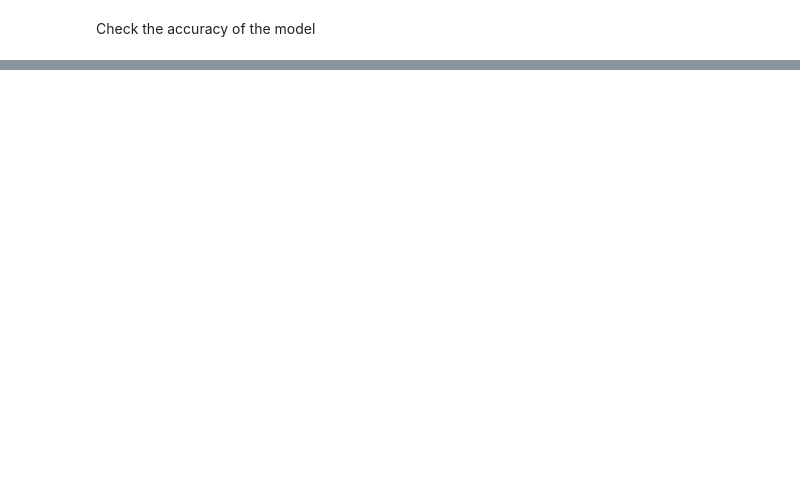
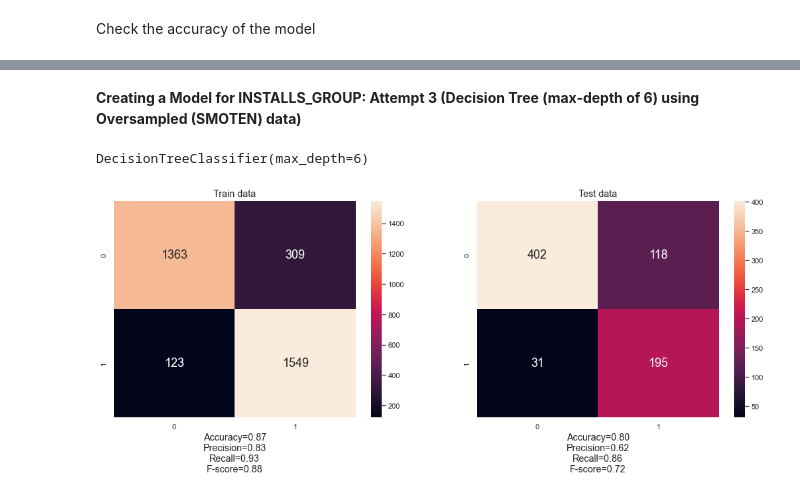
Before and after one commit to limivann/app-performance-predictor, a Jupyter notebook: machine_learning.ipynb, the cells around one changed output, grey strips where cells are left out. Drawn from its saved outputs; the diff is of its cells as text; code cells hidden in the pictures; blank space fills up the shorter version.

```diff
--- a/machine_learning.ipynb
+++ b/machine_learning.ipynb
@@ -365,0 +98,8 @@ weighted avg       0.82      0.80      0.81       746
+# %%
+# Extract train data
+X_train_oversampled = pd.DataFrame(train_df_oversampled.loc[:, train_df_oversampled.columns!= "INSTALLS_GROUP"])
+y_train_oversampled = pd.DataFrame(train_df_oversampled.loc[:, "INSTALLS_GROUP"])
+
+#Fit the model
+decision_tree_over = DecisionTreeClassifier(max_depth=6)
+decision_tree_over.fit(X_train_oversampled, y_train_oversampled)
@@ -365,0 +108,7 @@ weighted avg       0.82      0.80      0.81       746
+# %%
+# Predict test data using the model created
+y_train_oversampled_pred = decision_tree_over.predict(X_train_oversampled)
+y_test_pred = decision_tree_over.predict(X_test)
+
+result_2 = evaluate_model(y_train_oversampled, y_train_oversampled_pred, y_test, y_test_pred)
+results["DT with Random Oversampling"] = result_2
@@ -365,0 +117,21 @@ weighted avg       0.82      0.80      0.81       746
+# %% [markdown]
+**Creating a Model for INSTALLS_GROUP: Attempt 3 (Decision Tree (max-depth of 6) using Oversampled (SMOTEN) data)**
+# %%
+# Extract train data
+X_train_smoten = pd.DataFrame(train_df_smoten.loc[:, train_df_smoten.columns!= "INSTALLS_GROUP"])
+y_train_smoten = pd.DataFrame(train_df_smoten.loc[:, "INSTALLS_GROUP"])
+
+#Fit the model
+decision_tree_smoten = DecisionTreeClassifier(max_depth=6)
+decision_tree_smoten.fit(X_train_smoten, y_train_smoten)
+# %% [output]
+DecisionTreeClassifier(max_depth=6)
+# %%
+# Predict test data using the model created
+y_train_smoten_pred = decision_tree_smoten.predict(X_train_smoten)
+y_test_pred = decision_tree_smoten.predict(X_test)
+
+result_3 = evaluate_model(y_train_smoten, y_train_smoten_pred, y_test, y_test_pred)
+results["DT with SMOTEN Oversampling"] = result_3
+# %% [output]
+[figure, added]
```
Also changed, not shown: parts of 55 cells of this notebook, 5 other files.
